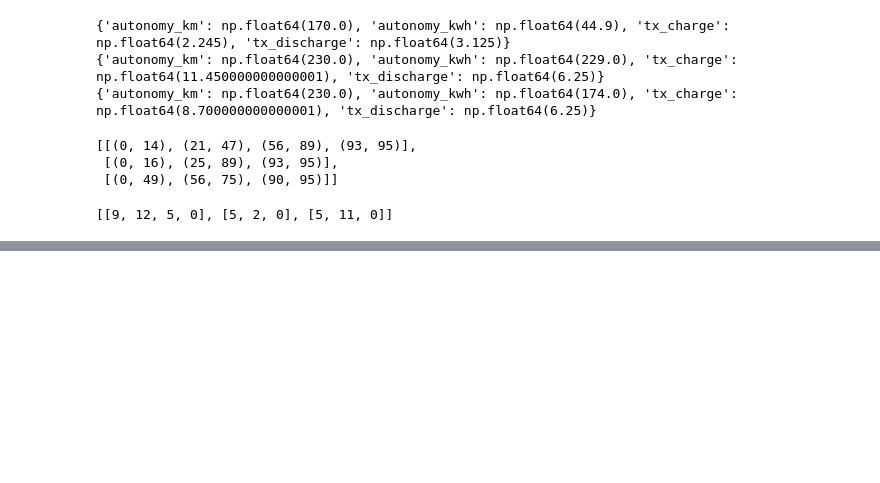
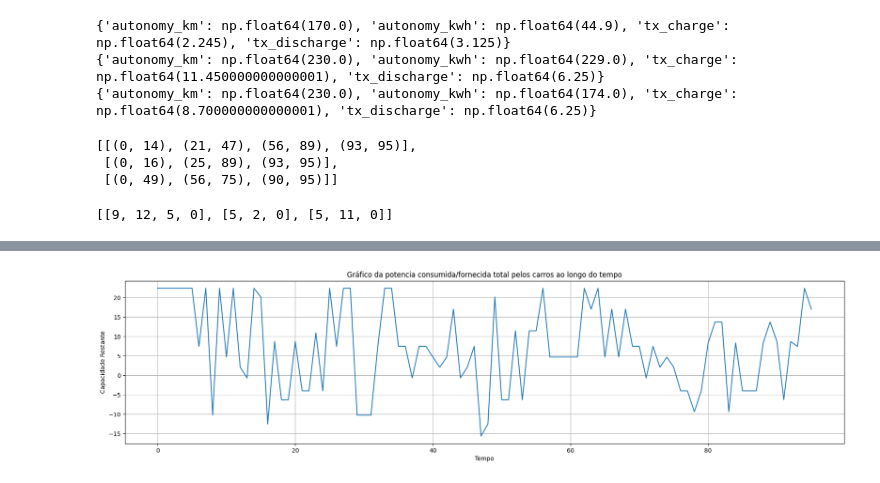
Before and after one commit to pachecowillians/grey-wolf-optimization, a Jupyter notebook: gwo_evrp.ipynb, the cells around one changed output, grey strips where cells are left out. Drawn from its saved outputs; the diff is of its cells as text; code cells hidden in the pictures; blank space fills up the shorter version.

```diff
--- a/gwo_evrp.ipynb
+++ b/gwo_evrp.ipynb
@@ -226,0 +252,12 @@ for car_states, car in zip(separated_cars_state, cars):
+# %%
+total_cars_power = np.sum(cars_power, axis=0)
+
+plt.figure(figsize=(22, 5))
+plt.plot(total_cars_power)
+plt.title("Gráfico da potencia consumida/fornecida total pelos carros ao longo do tempo")
+plt.xlabel("Tempo")
+plt.ylabel("Capacidade Restante")
+plt.grid(True)
+plt.show()
+# %% [output]
+[figure, added]
```
Also changed, not shown: parts of 5 cells of this notebook.
